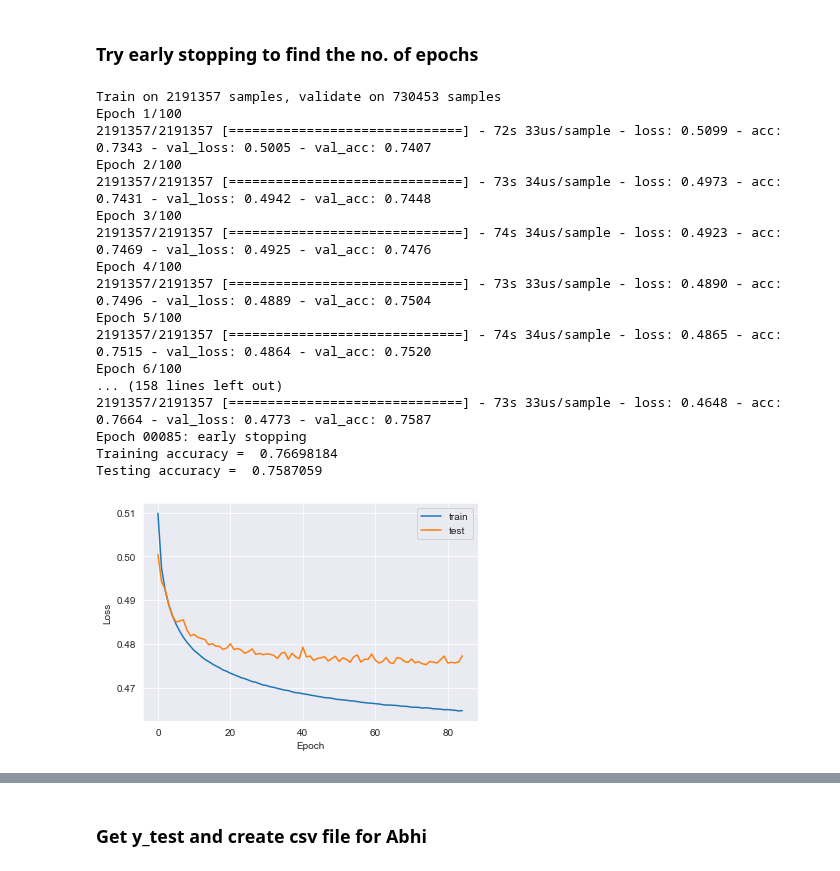
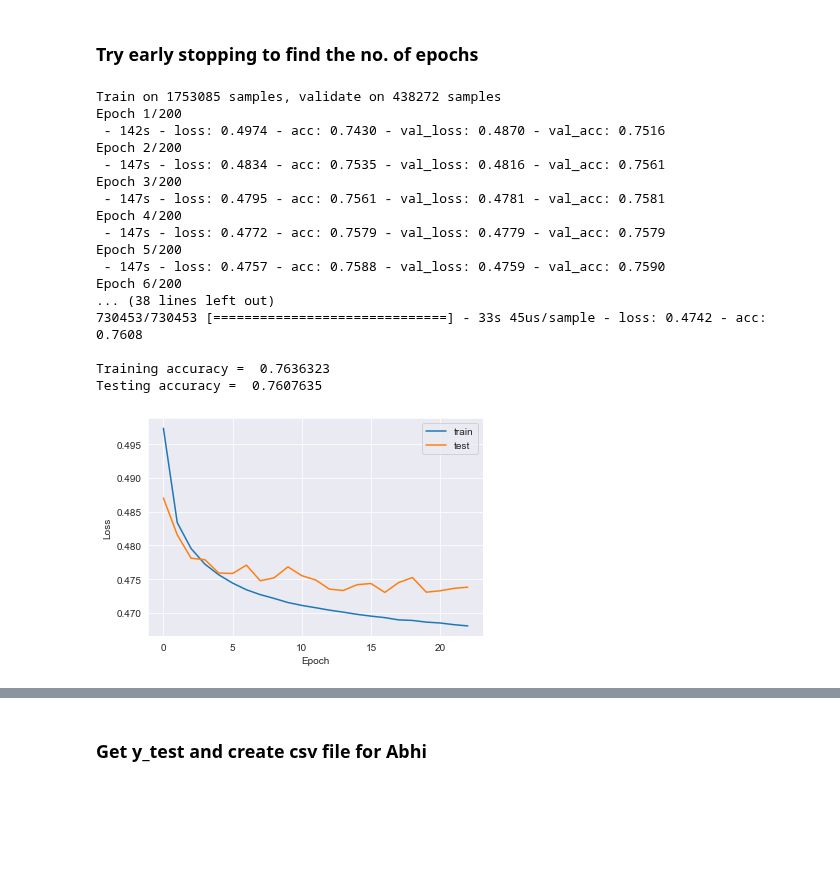
Before and after one commit to Abhilash240800/FinalProject_USAccidents, a Jupyter notebook: Jupyter Notebooks/NeuralNet_v2.ipynb, the cells around one changed output, grey strips where cells are left out. Saved outputs shown, nothing was run; the diff lists cells and outputs as text; code cells hidden in the pictures; blank space fills up the shorter version.

```diff
--- a/Jupyter Notebooks/NeuralNet_v2.ipynb
+++ b/Jupyter Notebooks/NeuralNet_v2.ipynb
@@ -796,49 +792,54 @@ Average Accuracy:  0.759737970641486
 ### Try early stopping to find the no. of epochs
 # %%
 data = feather.read_dataframe("{}_numeric_v2.feather".format(FILENAME))
+
+y = data['Grouped_Severity']
+X = data.drop("Grouped_Severity", axis=1)
+X = RobustScaler(quantile_range=(25, 75)).fit_transform(X)
 # %%
-from keras.callbacks import EarlyStopping
-from keras.callbacks import ModelCheckpoint
+
+X_train, X_test, y_train, y_test = train_test_split(X, y, test_size=0.25, random_state=30034,shuffle = True)
 
 model = tf.keras.Sequential()
-model.add(tf.keras.layers.Dense(125,input_dim=X_train_transformed.shape[1], activation='relu'))
-model.add(tf.keras.layers.Dense(int(2/3*120), activation=tf.nn.leaky_relu))
+model.add(tf.keras.layers.Dense(100,input_dim=X_train.shape[1], activation='relu'))
+model.add(tf.keras.layers.Dense(int(2/3*100), activation=tf.nn.leaky_relu))
 model.add(tf.keras.layers.Dense(1, activation="sigmoid"))
-# Compile model
 model.compile(loss='binary_crossentropy', optimizer='adam', metrics=['accuracy'])
+monitor = EarlyStopping(monitor='val_loss', min_delta=1e-3, patience=10,
+        verbose=1, mode='auto', restore_best_weights=True)
 
-es = EarlyStopping(monitor='val_loss', mode='min', verbose=1, patience=10)
-history = model.fit(X_train_transformed, y_train, validation_data=(X_test_transformed, y_test),
-                    batch_size=128, epochs=100, verbose=1, callbacks=[es])
+history = model.fit(X_train,y_train,validation_split=0.2,
+        callbacks=[monitor],verbose=2,epochs=200)
 
-_, train_acc = model.evaluate(X_train_transformed, y_train, verbose=0)
-_, test_acc = model.evaluate(X_test_transformed, y_test, verbose=0)
-print("Training accuracy = ", train_acc)
+_, train_acc = model.evaluate(X_train, y_train)
+_, test_acc = model.evaluate(X_test, y_test)
+print("\nTraining accuracy = ", train_acc)
 print("Testing accuracy = ", test_acc)
 
 sns.set_style("darkgrid")
+
 plt.plot(history.history['loss'], label='train')
 plt.plot(history.history['val_loss'], label='test')
 plt.ylabel('Loss')
 plt.xlabel("Epoch")
 plt.legend()
 plt.show()
 # %% [output]
-Train on 2191357 samples, validate on 730453 samples
-Epoch 1/100
-2191357/2191357 [==============================] - 72s 33us/sample - loss: 0.5099 - acc: 0.7343 - val_loss: 0.5005 - val_acc: 0.7407
-Epoch 2/100
-2191357/2191357 [==============================] - 73s 34us/sample - loss: 0.4973 - acc: 0.7431 - val_loss: 0.4942 - val_acc: 0.7448
-Epoch 3/100
-2191357/2191357 [==============================] - 74s 34us/sample - loss: 0.4923 - acc: 0.7469 - val_loss: 0.4925 - val_acc: 0.7476
-Epoch 4/100
-2191357/2191357 [==============================] - 73s 33us/sample - loss: 0.4890 - acc: 0.7496 - val_loss: 0.4889 - val_acc: 0.7504
-Epoch 5/100
-2191357/2191357 [==============================] - 74s 34us/sample - loss: 0.4865 - acc: 0.7515 - val_loss: 0.4864 - val_acc: 0.7520
-Epoch 6/100
-... (158 lines left out)
-2191357/2191357 [==============================] - 73s 33us/sample - loss: 0.4648 - acc: 0.7664 - val_loss: 0.4773 - val_acc: 0.7587
-Epoch 00085: early stopping
-Training accuracy =  0.76698184
-Testing accuracy =  0.7587059
+Train on 1753085 samples, validate on 438272 samples
+Epoch 1/200
+ - 142s - loss: 0.4974 - acc: 0.7430 - val_loss: 0.4870 - val_acc: 0.7516
+Epoch 2/200
+ - 147s - loss: 0.4834 - acc: 0.7535 - val_loss: 0.4816 - val_acc: 0.7561
+Epoch 3/200
+ - 147s - loss: 0.4795 - acc: 0.7561 - val_loss: 0.4781 - val_acc: 0.7581
+Epoch 4/200
+ - 147s - loss: 0.4772 - acc: 0.7579 - val_loss: 0.4779 - val_acc: 0.7579
+Epoch 5/200
+ - 147s - loss: 0.4757 - acc: 0.7588 - val_loss: 0.4759 - val_acc: 0.7590
+Epoch 6/200
+... (38 lines left out)
+730453/730453 [==============================] - 33s 45us/sample - loss: 0.4742 - acc: 0.7608
+
+Training accuracy =  0.7636323
+Testing accuracy =  0.7607635
-[figure, old version]
+[figure, new version]
```
Also changed, not shown: parts of 15 cells of this notebook.
